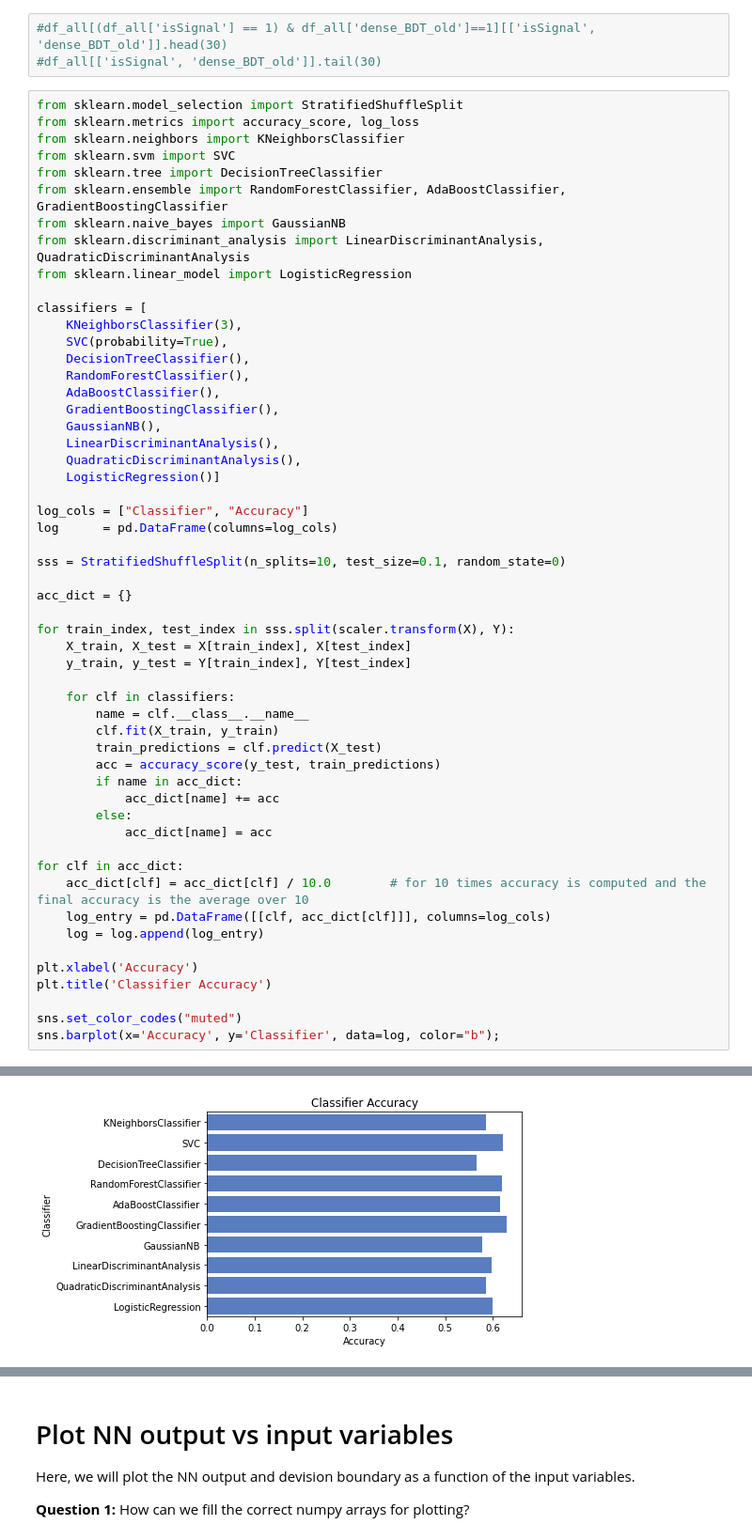
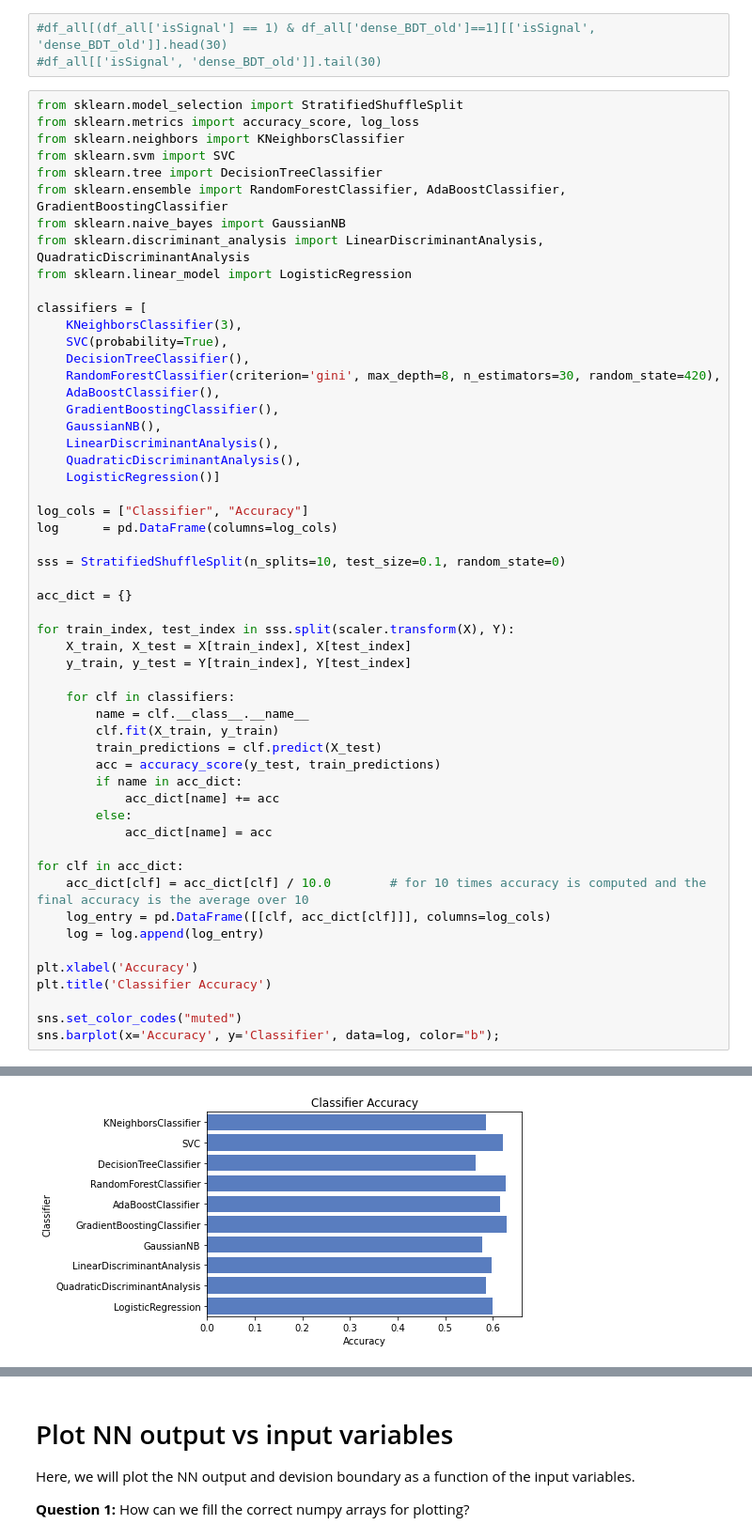
Before and after one commit to mghasemi19/TopFC, a Jupyter notebook: BDT_weight/TopFC_main_bkg_analysis.ipynb, the cells around one changed output, grey strips where cells are left out. Shown at 94% size. Cells and saved outputs as stored; diff of their text form.

```diff
--- a/BDT_weight/TopFC_main_bkg_analysis.ipynb
+++ b/BDT_weight/TopFC_main_bkg_analysis.ipynb
@@ -1025,7 +1009,7 @@ classifiers = [
     KNeighborsClassifier(3),
     SVC(probability=True),
     DecisionTreeClassifier(),
-    RandomForestClassifier(),
+ 	RandomForestClassifier(criterion='gini', max_depth=8, n_estimators=30, random_state=420),
 	AdaBoostClassifier(),
     GradientBoostingClassifier(),
     GaussianNB(),
@@ -1069 +1052 @@ sns.barplot(x='Accuracy', y='Classifier', data=log, color="b");
-[figure, old version]
+[figure, new version]
```
Also changed, not shown: parts of 4 cells of this notebook, 2 other files.
